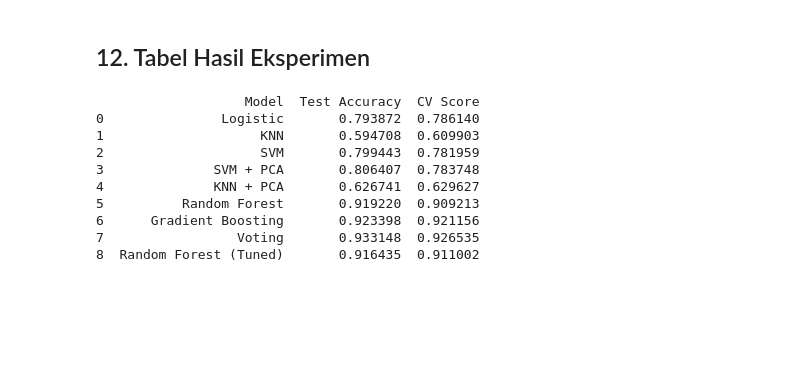
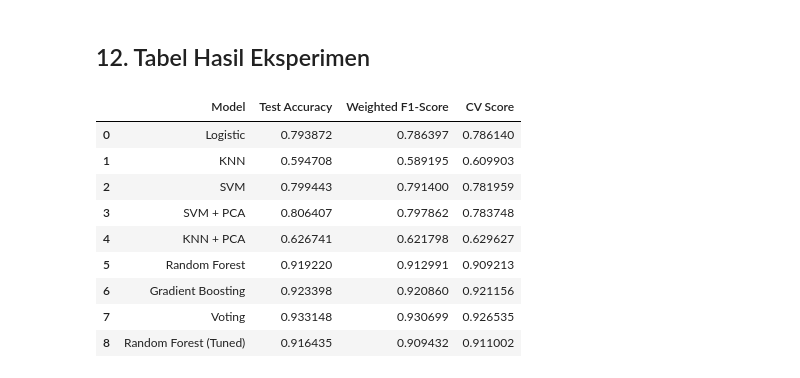
Before and after one commit to Bilra-Hkr/DerielChaerahman_2411533007_ML2526, a Jupyter notebook: Mini Project/mini_project.ipynb, the cells around one changed output. Saved outputs shown, nothing was run; the diff lists cells and outputs as text; code cells hidden in the pictures; blank space fills up the shorter version.

```diff
--- a/Mini Project/mini_project.ipynb
+++ b/Mini Project/mini_project.ipynb
@@ -226,21 +251,30 @@ cv_vote = cross_val_score(voting, X_train_scaled, y_train, cv=5).mean()
 # %%
 param_grid = {
     'n_estimators': [50, 100, 200],
-    'max_depth': [None, 5, 10]
+    'max_depth': [None, 10, 20],
+    'min_samples_leaf': [1, 2, 4],
+    'max_features': ['sqrt']
 }
 
 grid = GridSearchCV(
     RandomForestClassifier(random_state=42),
     param_grid,
-    cv=5
+    cv=5,
+    n_jobs=-1
 )
 
+print("Memulai proses Hyperparameter Tuning...")
 grid.fit(X_train_scaled, y_train)
 
 best_rf = grid.best_estimator_
 
-acc_tuned = accuracy_score(y_test, best_rf.predict(X_test_scaled))
+# Melakukan prediksi dan menyimpan metrik
+y_pred_tuned = best_rf.predict(X_test_scaled)
+
+acc_tuned = accuracy_score(y_test, y_pred_tuned)
+f1_tuned = f1_score(y_test, y_pred_tuned, average='weighted')
 cv_tuned = grid.best_score_
 
-print("Best Params:", grid.best_params_)
+print("Tuning Selesai")
+print("Parameter Terbaik (Best Params):", grid.best_params_)
 # %% [output]
@@ -248,51 +284,35 @@ Best Params: {'max_depth': 10, 'n_estimators': 100}
 # %% [markdown]
 ## 12. Tabel Hasil Eksperimen
 # %%
+# F1-Score
 results = pd.DataFrame({
     'Model': [
-        'Logistic',
-        'KNN',
-        'SVM',
-        'SVM + PCA',
-        'KNN + PCA',
-        'Random Forest',
-        'Gradient Boosting',
-        'Voting',
-        'Random Forest (Tuned)'
+        'Logistic', 'KNN', 'SVM', 'SVM + PCA', 'KNN + PCA',
+        'Random Forest', 'Gradient Boosting', 'Voting', 'Random Forest (Tuned)'
     ],
     'Test Accuracy': [
-        acc_log,
-        acc_knn,
-        acc_svm,
-        acc_svm_pca,
-        acc_knn_pca,
-        acc_rf,
-        acc_gb,
-        acc_vote,
-        acc_tuned
+        acc_log, acc_knn, acc_svm, acc_svm_pca, acc_knn_pca,
+        acc_rf, acc_gb, acc_voting, acc_tuned
+    ],
+    'Weighted F1-Score': [
+        f1_log, f1_knn, f1_svm, f1_svm_pca, f1_knn_pca,
+        f1_rf, f1_gb, f1_voting, f1_tuned
     ],
     'CV Score': [
-        cv_log,
-        cv_knn,
-        cv_svm,
-        cv_svm_pca,
-        cv_knn_pca,
-        cv_rf,
-        cv_gb,
-        cv_vote,
-        cv_tuned
+        cv_log, cv_knn, cv_svm, cv_svm_pca, cv_knn_pca,
+        cv_rf, cv_gb, cv_voting, cv_tuned
     ]
 })
 
-print(results)
+display(results)
 # %% [output]
-                   Model  Test Accuracy  CV Score
-0               Logistic       0.793872  0.786140
-1                    KNN       0.594708  0.609903
-2                    SVM       0.799443  0.781959
-3              SVM + PCA       0.806407  0.783748
-4              KNN + PCA       0.626741  0.629627
-5          Random Forest       0.919220  0.909213
-6      Gradient Boosting       0.923398  0.921156
-7                 Voting       0.933148  0.926535
-8  Random Forest (Tuned)       0.916435  0.911002
+|  | Model | Test Accuracy | Weighted F1-Score | CV Score |
+| 0 | Logistic | 0.793872 | 0.786397 | 0.786140 |
+| 1 | KNN | 0.594708 | 0.589195 | 0.609903 |
+| 2 | SVM | 0.799443 | 0.791400 | 0.781959 |
+| 3 | SVM + PCA | 0.806407 | 0.797862 | 0.783748 |
+| 4 | KNN + PCA | 0.626741 | 0.621798 | 0.629627 |
+| 5 | Random Forest | 0.919220 | 0.912991 | 0.909213 |
+| 6 | Gradient Boosting | 0.923398 | 0.920860 | 0.921156 |
+| 7 | Voting | 0.933148 | 0.930699 | 0.926535 |
+| 8 | Random Forest (Tuned) | 0.916435 | 0.909432 | 0.911002 |
```
Also changed, not shown: parts of 10 cells of this notebook.
